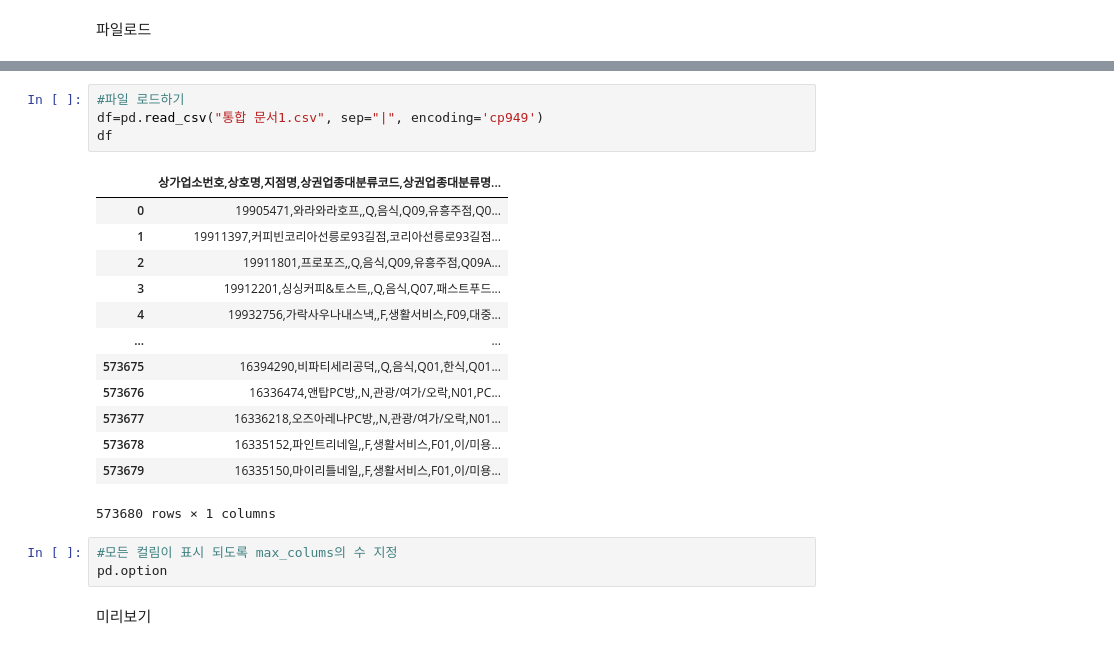
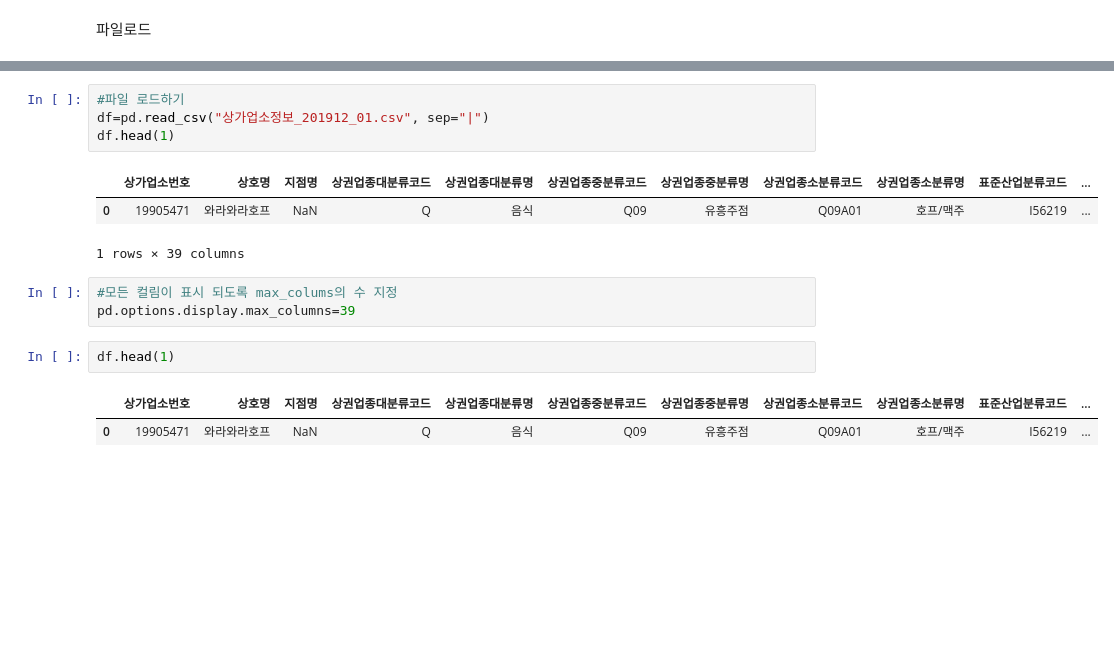
Before and after one commit to pmj3590/inflearn_opendata, a Jupyter notebook: store.ipynb, the cells around one changed output, grey strips where cells are left out. Drawn from its saved outputs; the diff is of its cells as text; blank space fills up the shorter version.

```diff
--- a/store.ipynb
+++ b/store.ipynb
@@ -49,23 +48,16 @@ pd.Series([-4, 1, 0, 3, -2, 4, 5]).plot(title="한글폰트 설정")
 # %%
 #파일 로드하기
-df=pd.read_csv("통합 문서1.csv", sep="|", encoding='cp949')
-df
+df=pd.read_csv("상가업소정보_201912_01.csv", sep="|")
+df.head(1)
 # %% [output]
-|  | 상가업소번호,상호명,지점명,상권업종대분류코드,상권업종대분류명... |
-| 0 | 19905471,와라와라호프,,Q,음식,Q09,유흥주점,Q0... |
-| 1 | 19911397,커피빈코리아선릉로93길점,코리아선릉로93길점... |
-| 2 | 19911801,프로포즈,,Q,음식,Q09,유흥주점,Q09A... |
-| 3 | 19912201,싱싱커피&토스트,,Q,음식,Q07,패스트푸드... |
-| 4 | 19932756,가락사우나내스낵,,F,생활서비스,F09,대중... |
-| ... | ... |
-| 573675 | 16394290,비파티세리공덕,,Q,음식,Q01,한식,Q01... |
-| 573676 | 16336474,앤탑PC방,,N,관광/여가/오락,N01,PC... |
-| 573677 | 16336218,오즈아레나PC방,,N,관광/여가/오락,N01... |
-| 573678 | 16335152,파인트리네일,,F,생활서비스,F01,이/미용... |
-| 573679 | 16335150,마이리틀네일,,F,생활서비스,F01,이/미용... |
+|  | 상가업소번호 | 상호명 | 지점명 | 상권업종대분류코드 | 상권업종대분류명 | 상권업종중분류코드 | 상권업종중분류명 | 상권업종소분류코드 | 상권업종소분류명 | 표준산업분류코드 | ... |
+| 0 | 19905471 | 와라와라호프 | NaN | Q | 음식 | Q09 | 유흥주점 | Q09A01 | 호프/맥주 | I56219 | ... |
-573680 rows × 1 columns
+1 rows × 39 columns
 # %%
 #모든 컬림이 표시 되도록 max_colums의 수 지정
-pd.option
+pd.options.display.max_columns=39
-# %% [markdown]
-미리보기
+# %%
+df.head(1)
+# %% [output]
+|  | 상가업소번호 | 상호명 | 지점명 | 상권업종대분류코드 | 상권업종대분류명 | 상권업종중분류코드 | 상권업종중분류명 | 상권업종소분류코드 | 상권업종소분류명 | 표준산업분류코드 | ... |
+| 0 | 19905471 | 와라와라호프 | NaN | Q | 음식 | Q09 | 유흥주점 | Q09A01 | 호프/맥주 | I56219 | ... |
```
Also changed, not shown: parts of 62 cells of this notebook.
